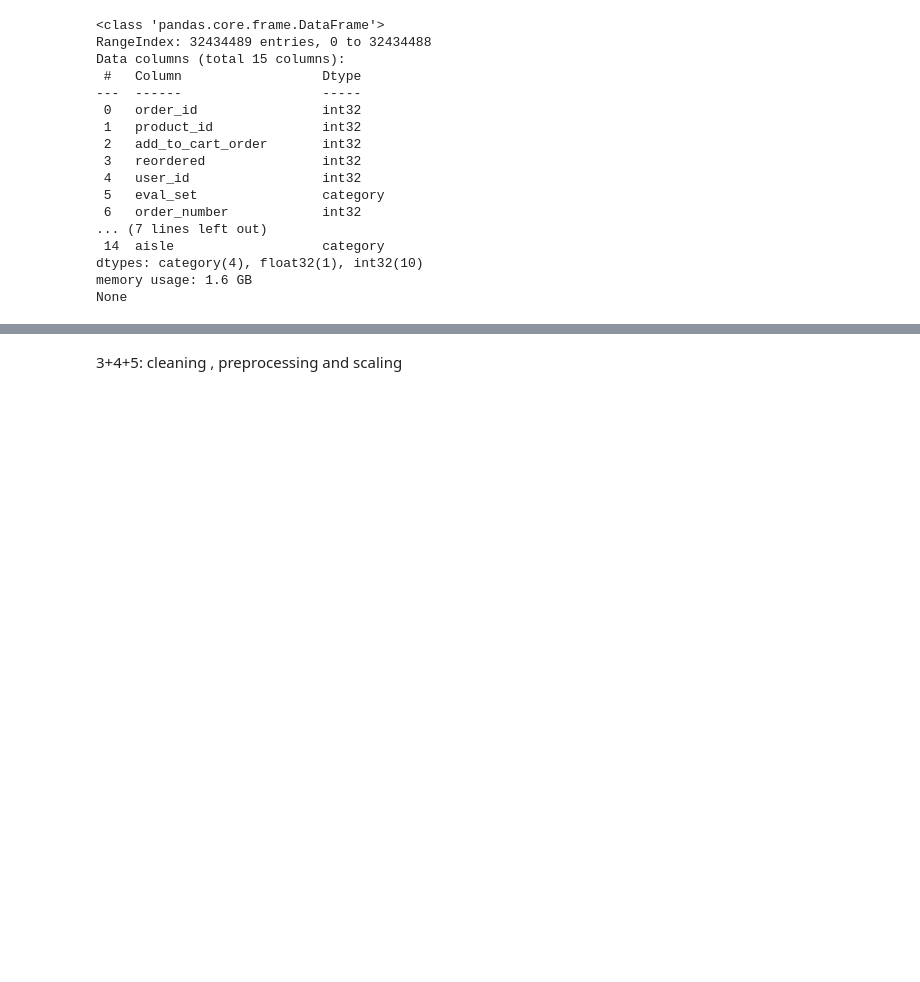
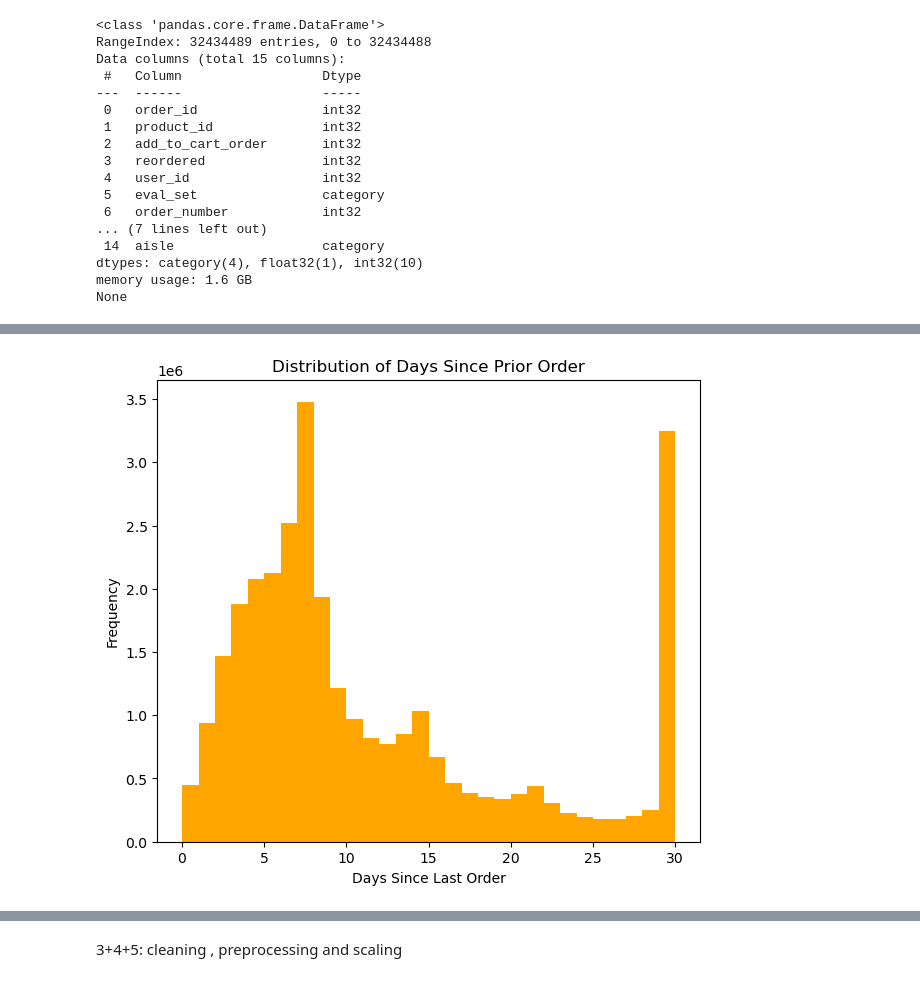
Before and after one commit to ameennasaireh10-hash/ML-project, a Jupyter notebook: FinalProject.ipynb, the cells around one changed output, grey strips where cells are left out. Saved outputs shown, nothing was run; the diff lists cells and outputs as text; code cells hidden in the pictures; blank space fills up the shorter version.

```diff
--- a/FinalProject.ipynb
+++ b/FinalProject.ipynb
@@ -83,0 +116,8 @@ None
+# %%
+Full_DataSet['days_since_prior_order'].plot(kind='hist', bins=30, figsize=(7, 6), color='orange', title='Distribution of Days Since Prior Order')
+
+plt.xlabel('Days Since Last Order')
+plt.ylabel('Frequency')
+plt.show()
+# %% [output]
+[figure, added]
```
Also changed, not shown: parts of 19 cells of this notebook.
